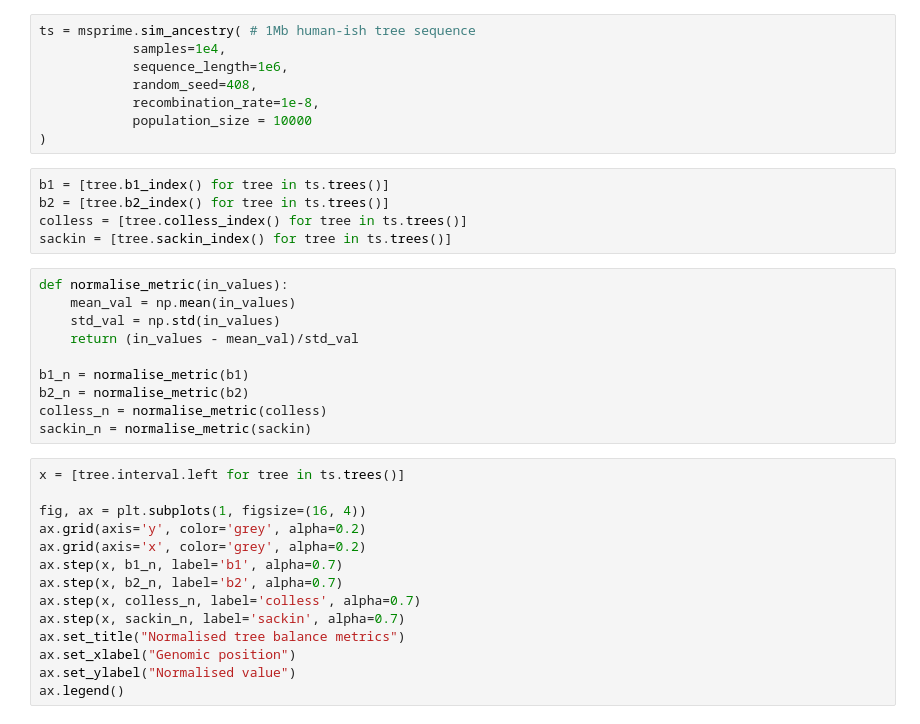
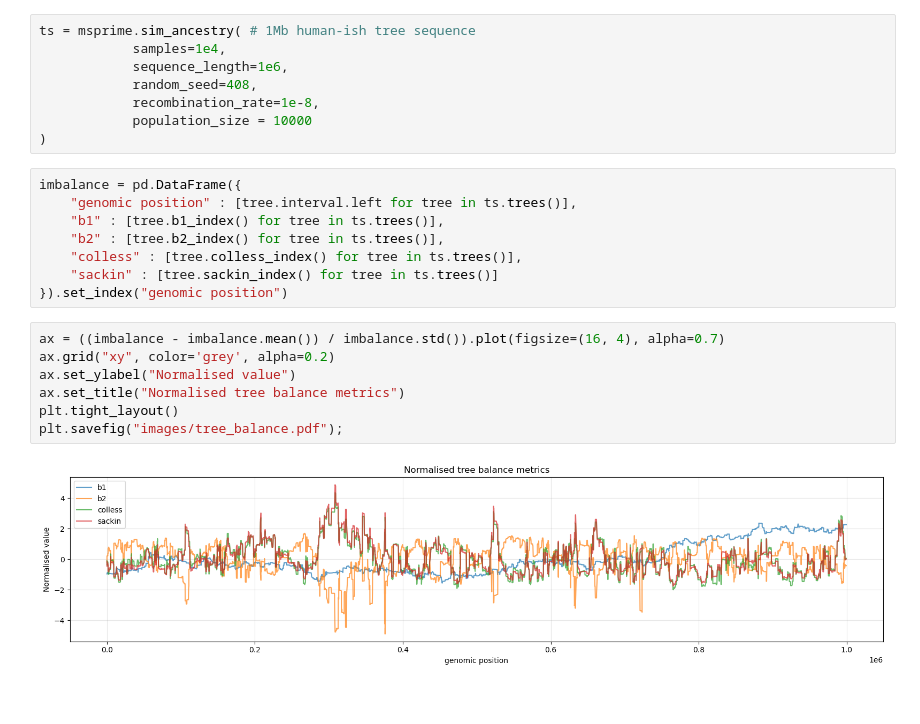
Before and after one commit to petrelharp/progen-2023, a Jupyter notebook: tree-stats-blurb.ipynb, the cells around one changed output. Cells and saved outputs as stored; diff of their text form; blank space fills up the shorter version.

```diff
--- a/tree-stats-blurb.ipynb
+++ b/tree-stats-blurb.ipynb
@@ -21,32 +22,20 @@ ts = msprime.sim_ancestry( # 1Mb human-ish tree sequence
             recombination_rate=1e-8,
             population_size = 10000
 )
-# %%
-b1 = [tree.b1_index() for tree in ts.trees()]
-b2 = [tree.b2_index() for tree in ts.trees()]
-colless = [tree.colless_index() for tree in ts.trees()]
-sackin = [tree.sackin_index() for tree in ts.trees()]
-# %%
-def normalise_metric(in_values):
-    mean_val = np.mean(in_values)
-    std_val = np.std(in_values)
-    return (in_values - mean_val)/std_val
-
-b1_n = normalise_metric(b1)
-b2_n = normalise_metric(b2)
-colless_n = normalise_metric(colless)
-sackin_n = normalise_metric(sackin)
-# %%
-x = [tree.interval.left for tree in ts.trees()]
-
-fig, ax = plt.subplots(1, figsize=(16, 4))
-ax.grid(axis='y', color='grey', alpha=0.2)
-ax.grid(axis='x', color='grey', alpha=0.2)
-ax.step(x, b1_n, label='b1', alpha=0.7)
-ax.step(x, b2_n, label='b2', alpha=0.7)
-ax.step(x, colless_n, label='colless', alpha=0.7)
-ax.step(x, sackin_n, label='sackin', alpha=0.7)
-ax.set_title("Normalised tree balance metrics")
-ax.set_xlabel("Genomic position")
-ax.set_ylabel("Normalised value")
-ax.legend()
+# %%
+imbalance = pd.DataFrame({
+    "genomic position" : [tree.interval.left for tree in ts.trees()],
+    "b1" : [tree.b1_index() for tree in ts.trees()],
+    "b2" : [tree.b2_index() for tree in ts.trees()],
+    "colless" : [tree.colless_index() for tree in ts.trees()],
+    "sackin" : [tree.sackin_index() for tree in ts.trees()]
+}).set_index("genomic position")
+# %%
+ax = ((imbalance - imbalance.mean()) / imbalance.std()).plot(figsize=(16, 4), alpha=0.7)
+ax.grid("xy", color='grey', alpha=0.2)
+ax.set_ylabel("Normalised value")
+ax.set_title("Normalised tree balance metrics")
+plt.tight_layout()
+plt.savefig("images/tree_balance.pdf");
+# %% [output]
+[figure, added]
```
Also changed, not shown: parts of 1 cell of this notebook, 14 other files.
